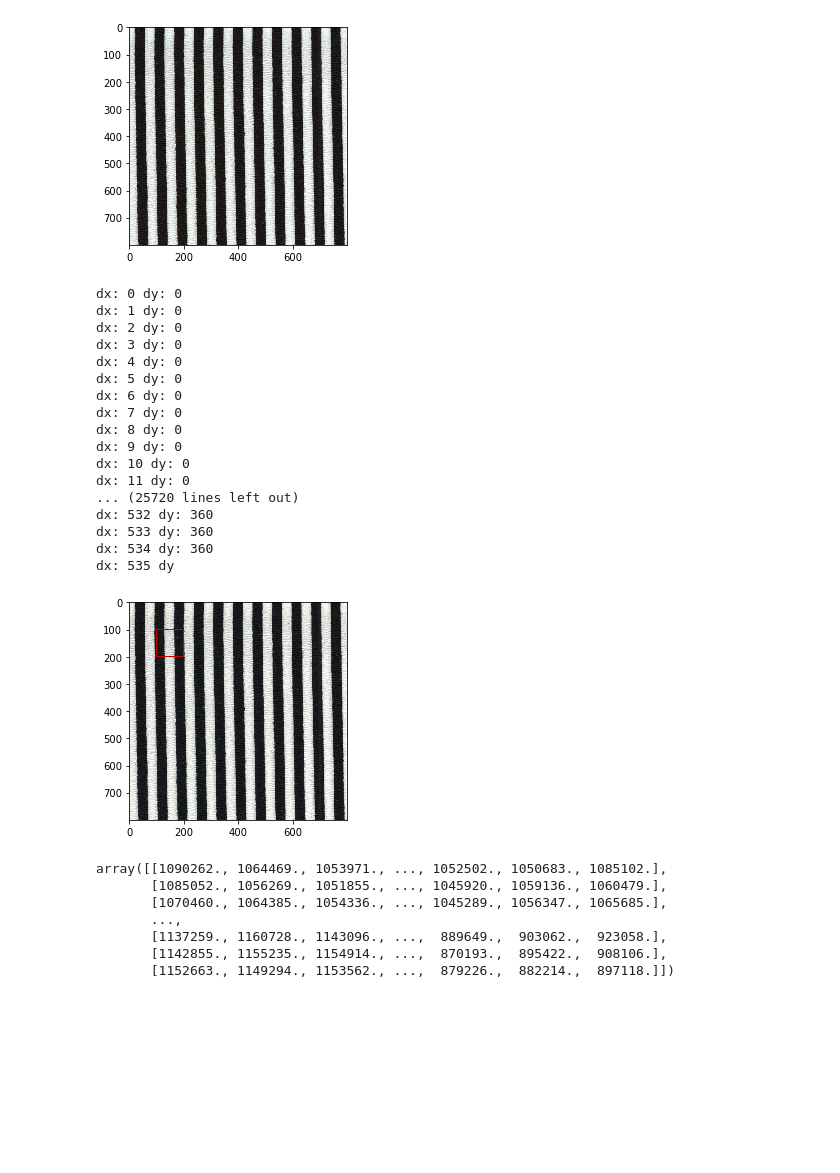
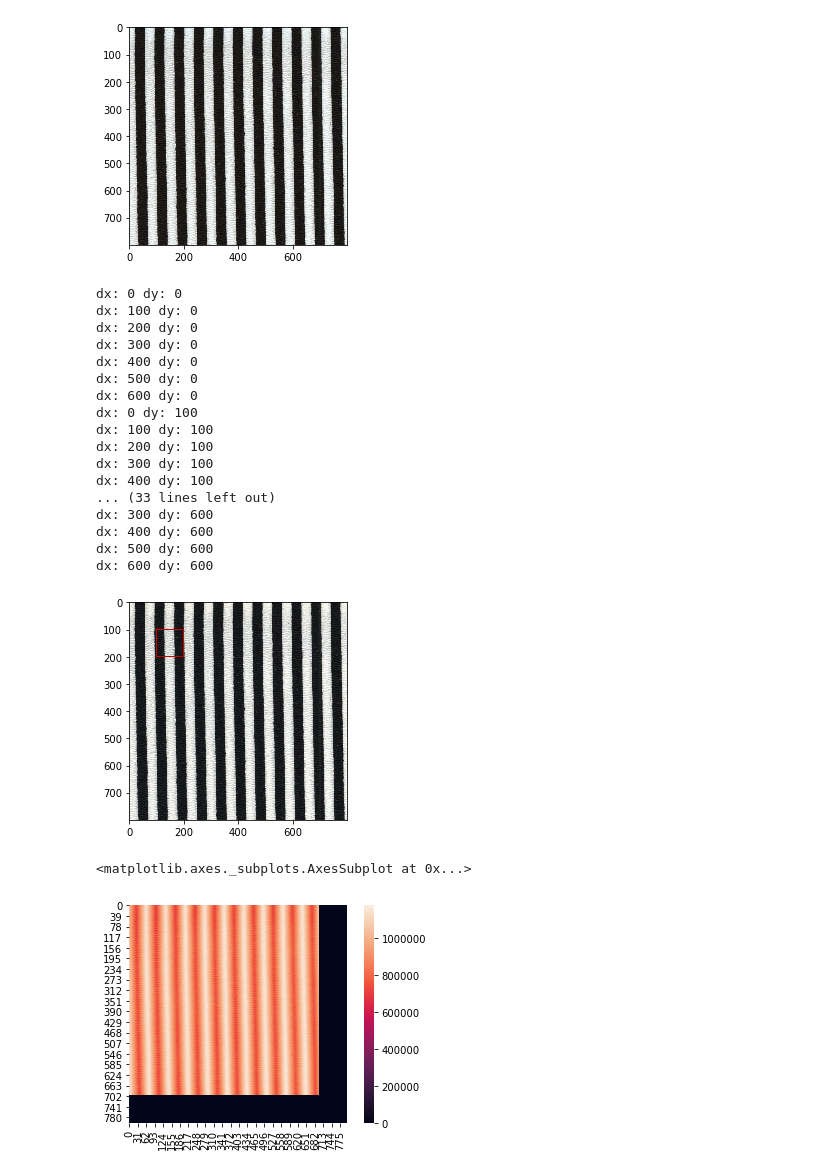
Before and after one commit to c-c-c-c/matsu_lab, a Jupyter notebook: gazoshori_algorism/381.ipynb, the cells around one changed output. Saved outputs shown, nothing was run; the diff lists cells and outputs as text; code cells hidden in the pictures; blank space fills up the shorter version.

```diff
--- a/gazoshori_algorism/381.ipynb
+++ b/gazoshori_algorism/381.ipynb
@@ -164,7 +164,7 @@ def template_matching_ssd(src, temp):
             pt = np.unravel_index(score.argmin(), score.shape)
 
 
-            if dy % 10 == 0 and dx % 100 ==0: print("dx:",dx,"dy:", dy)
+            if dy % 100 == 0 and dx % 100 ==0: print("n","dx:",dx,"dy:", dy)
 
     return (pt[1], pt[0], score)
 
@@ -292,37 +300,32 @@ h, w = temp_shima.shape
 pt = template_matching_ssd(gray_shima, temp_shima)
 
 score_shima = pt[2]
-
+score_shima = bulk_img(score_shima, h, w)
 
 cv2.rectangle(img_shima, (pt[0], pt[1]), (pt[0] + w, pt[1] + h), (0, 0, 200), 3)
 mplot(img_shima)
 # %% [output]
 dx: 0 dy: 0
-dx: 1 dy: 0
-dx: 2 dy: 0
-dx: 3 dy: 0
-dx: 4 dy: 0
-dx: 5 dy: 0
-dx: 6 dy: 0
-dx: 7 dy: 0
-dx: 8 dy: 0
-dx: 9 dy: 0
-dx: 10 dy: 0
-dx: 11 dy: 0
-... (25720 lines left out)
-dx: 532 dy: 360
-dx: 533 dy: 360
-dx: 534 dy: 360
-dx: 535 dy
+dx: 100 dy: 0
+dx: 200 dy: 0
+dx: 300 dy: 0
+dx: 400 dy: 0
+dx: 500 dy: 0
+dx: 600 dy: 0
+dx: 0 dy: 100
+dx: 100 dy: 100
+dx: 200 dy: 100
+dx: 300 dy: 100
+dx: 400 dy: 100
+... (33 lines left out)
+dx: 300 dy: 600
+dx: 400 dy: 600
+dx: 500 dy: 600
+dx: 600 dy: 600
 [figure]
-# %%
-score_shima
-# %% [output]
-array([[1090262., 1064469., 1053971., ..., 1052502., 1050683., 1085102.],
-       [1085052., 1056269., 1051855., ..., 1045920., 1059136., 1060479.],
-       [1070460., 1064385., 1054336., ..., 1045289., 1056347., 1065685.],
-       ...,
-       [1137259., 1160728., 1143096., ...,  889649.,  903062.,  923058.],
-       [1142855., 1155235., 1154914., ...,  870193.,  895422.,  908106.],
-       [1152663., 1149294., 1153562., ...,  879226.,  882214.,  897118.]])
+# %%
+sns.heatmap(score_shima, square=True)
+# %% [output]
+<matplotlib.axes._subplots.AxesSubplot at 0x...>
+[figure, added]
 # %%
```
Also changed, not shown: parts of 8 cells of this notebook, 1 other file.
